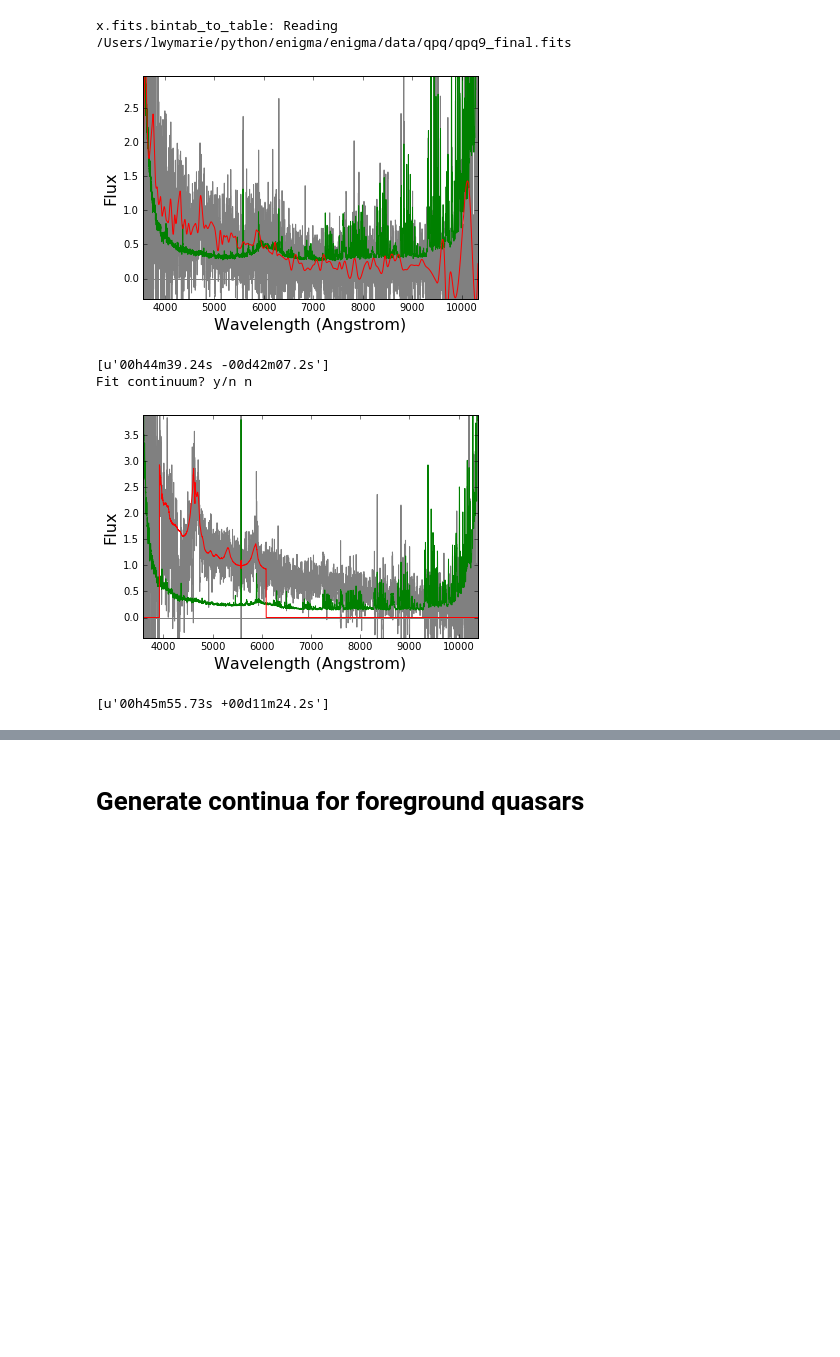
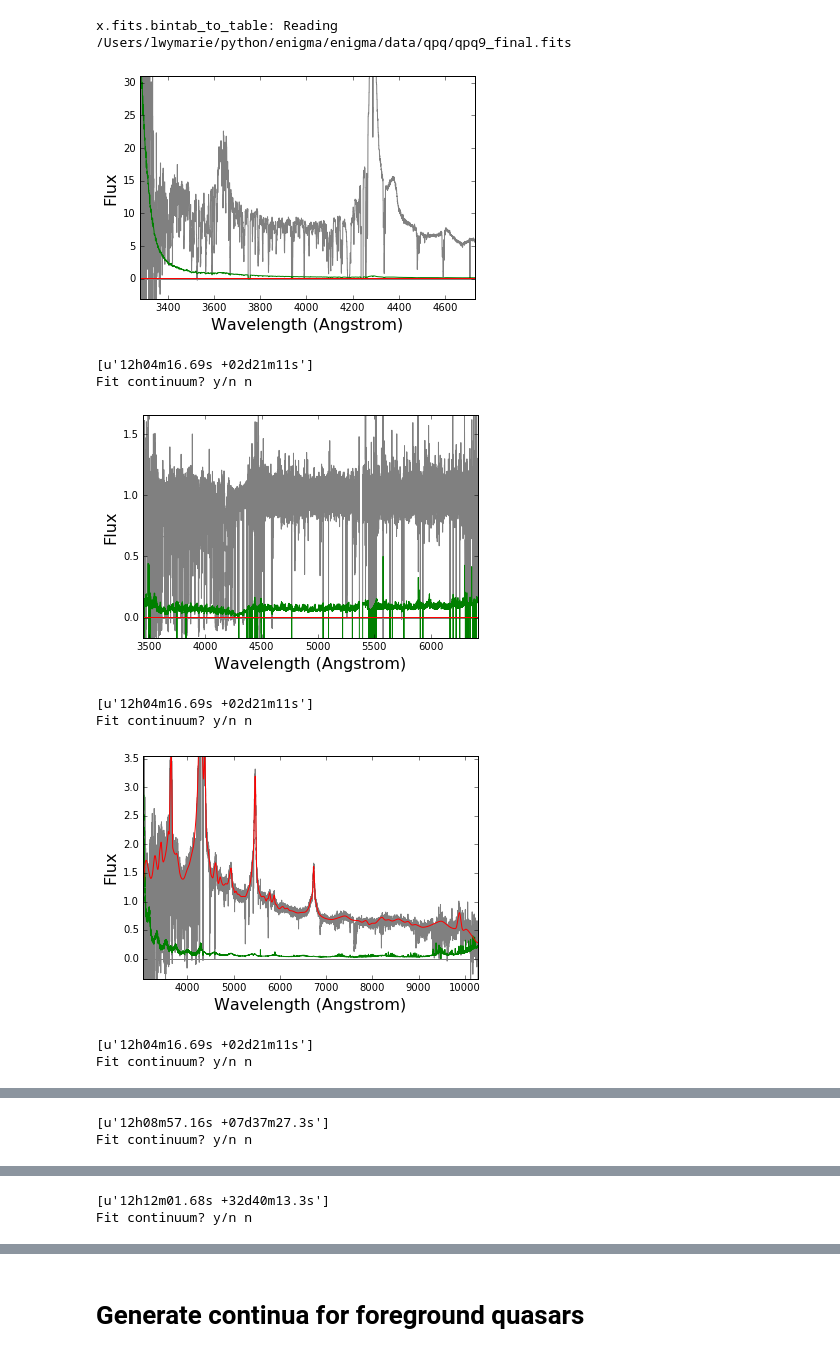
Before and after one commit to qsopairs/papers, a Jupyter notebook: QPQ9/Analysis/New_continua.ipynb, the cells around one changed output, grey strips where cells are left out. Saved outputs shown, nothing was run; the diff lists cells and outputs as text; code cells hidden in the pictures; blank space fills up the shorter version.

Commit message:
Generate stack figures, wrote draft

```diff
--- a/QPQ9/Analysis/New_continua.ipynb
+++ b/QPQ9/Analysis/New_continua.ipynb
@@ -27,12 +27,15 @@ igmsp = IgmSpec()
 # %% [output]
 x.fits.bintab_to_table: Reading /Users/lwymarie/python/enigma/enigma/data/qpq/qpq9_final.fits
 # %%
-for qq in QPQ9:
+skip_records = 350
+for ii,qq in enumerate(QPQ9):
+    if ii < skip_records:
+        continue
     specs,metas = qpqsp.allspec_at_coord((qq['RA']*u.deg,qq['DEC']*u.deg),verbose=False)
     if metas is not None:
         for ss,meta in enumerate(metas):
             # Check if continuum file already exists
-            conti_path = '/Users/lwymarie/Dropbox/Marie_X/QPQ9/Continua/'
+            conti_path = '/Users/lwymarie/Dropbox/Marie_X/QPQ9/Continua/QPQ/'
             ipos1 = meta['SPEC_FILE'][0].rfind('data/')+5
             ipos2 = meta['SPEC_FILE'][0].rfind('.fits')
             if ipos2 == -1: # filename not in standard format
@@ -41,34 +44,38 @@ for qq in QPQ9:
                 outfil = conti_path + meta['SPEC_FILE'][0][ipos1:ipos2] + '_c.fits'
             else:
                 outfil = conti_path + meta['SPEC_FILE'][0][ipos1:ipos2] + '_c.fits.gz'
             if os.path.isfile(outfil):
                 continue
             # check if MgII at z_fg is covered
 #            if (meta[0]['WV_MAX'] < 2796.352*(1+ltu.z_from_v(qq['Z_FG'],3000))) or \
 #            (meta[0]['WV_MIN'] > 2796.352*(1+ltu.z_from_v(qq['Z_FG'],-3000))):n
 #                continue
             # Inspect continuum
             %matplotlib inline
             specs[ss].plot()
             print(SkyCoord(meta['RA']*u.deg,meta['DEC']*u.deg).to_string('hmsdms'))
 #            print('MgII lies in',np.rint(2796.352*(1+ltu.z_from_v(qq['Z_FG'],-3000))),'to',
 #                  np.rint(2796.352*(1+ltu.z_from_v(qq['Z_FG'],3000))))
             fit_conti = raw_input('Fit continuum? y/n ')
             if fit_conti == 'n':
                 continue
             # Fit continuum
             !rm -f _knots.jsn
             specs[ss].co = None
             %pylab
             specs[ss].fit_continuum(kind='QSO',redshift=qq['Z_FG'])# Should use z_bg, but didn't seem to result in errors
             prihdu = fits.PrimaryHDU(specs[ss].co.value)
             # Save continuum to file
             hdu = fits.HDUList([prihdu])
             hdu.writeto(outfil,clobber=True)
             print('Saved to:',outfil)
 # %% [output]
-[figure, old version]
+[figure, new version]
-[u'00h44m39.24s -00d42m07.2s']
+[u'12h04m16.69s +02d21m11s']
 Fit continuum? y/n n
-[figure, old version]
+[figure, new version]
-[u'00h45m55.73s +00d11m24.2s']
+[u'12h04m16.69s +02d21m11s']
+Fit continuum? y/n n
+[figure, added]
+[u'12h04m16.69s +02d21m11s']
+Fit continuum? y/n n
@@ -74,0 +83,2 @@ Fit continuum? y/n n
+[u'12h08m57.16s +07d37m27.3s']
+Fit continuum? y/n n
@@ -74,0 +86,2 @@ Fit continuum? y/n n
+[u'12h12m01.68s +32d40m13.3s']
+Fit continuum? y/n n
```
Also changed, not shown: parts of 7 cells of this notebook, 10 other files.
